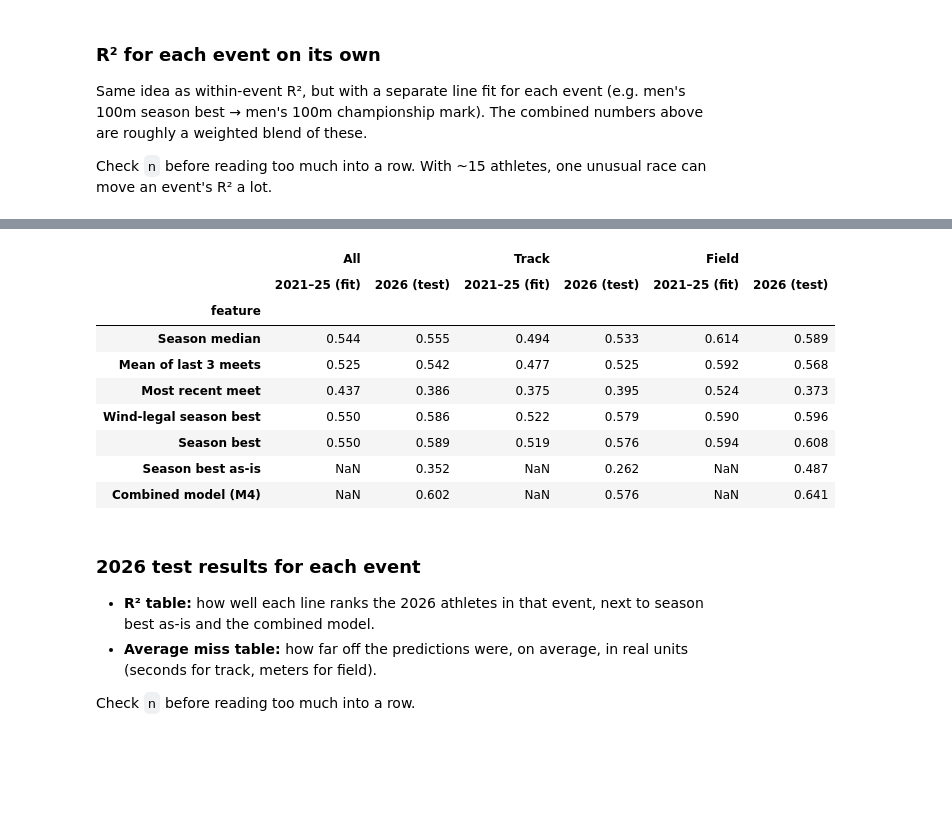
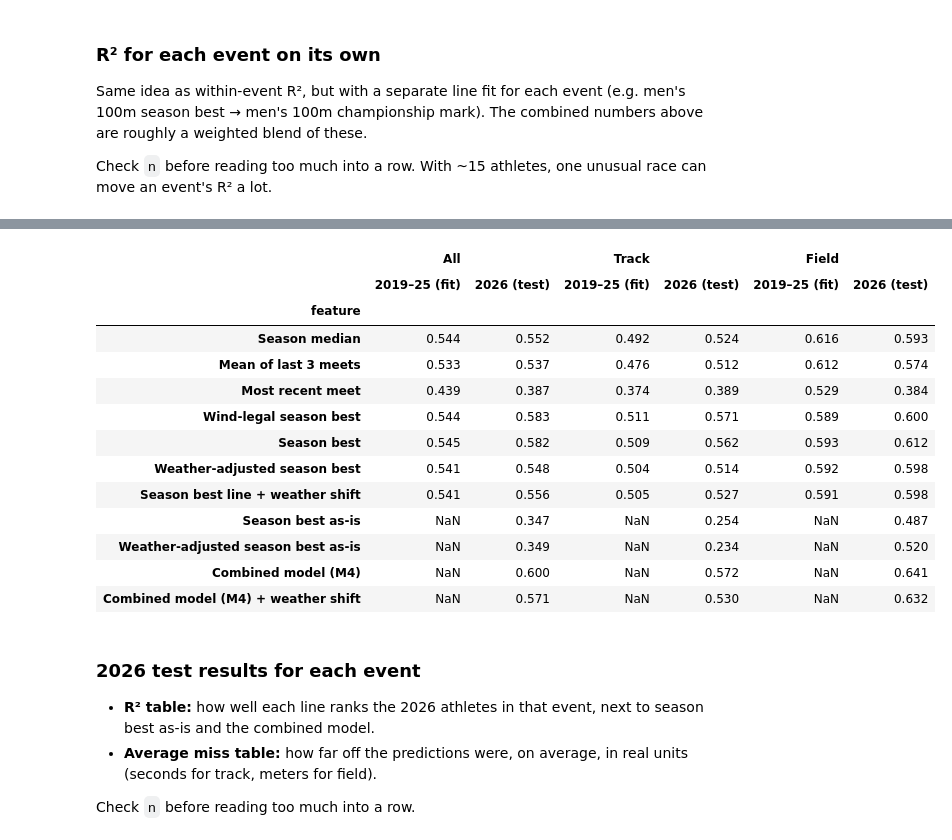
Before and after one commit to ChidiebereAgunanne/DSC180, a Jupyter notebook: big-west-predictor/notebooks/bigwest_predictor.ipynb, the cells around one changed output, grey strips where cells are left out. Drawn from its saved outputs; the diff is of its cells as text; code cells hidden in the pictures; blank space fills up the shorter version.

Commit message:
udpated models

```diff
--- a/big-west-predictor/notebooks/bigwest_predictor.ipynb
+++ b/big-west-predictor/notebooks/bigwest_predictor.ipynb
@@ -47,12 +47,13 @@ from sklearn.linear_model import LinearRegression
 from sklearn.metrics import r2_score
 
 # First day of each Big West Championships; only regular-season marks before it count
-CHAMPS_START = {2021: '2021-05-12', 2022: '2022-05-13', 2023: '2023-05-12', 2024: '2024-05-10',
+CHAMPS_START = {2019: '2019-05-10', 2021: '2021-05-12', 2022: '2022-05-13', 2023: '2023-05-12', 2024: '2024-05-10',
                 2025: '2025-05-16', 2026: '2026-05-15'}  # 2026: main meet (multi-events were May 8-9)
 WIND_EVENTS = {'100', '200', '100H', '110H', 'LJ', 'TJ'}
 WIND_LIMIT = 2.0  # m/s
 MIN_ATHLETES_PER_EVENT = 5  # need a few athletes to standardize within an event
 MAX_OFF_SEASON_BEST = 0.5  # championship marks >50% worse than the athlete's season best aren't a real race
+WEATHER = ['temp', 'precip_in', 'humidity_max']  # °F daily high, inches of rain, max relative humidity (%)
 
 # Championship event names -> regular-season event codes
 EVENT_CODES = {
@@ -123,12 +124,15 @@ def build_model_data(year):
     assert champs['event_code'].notna().all(), 'Unmapped championship event'
     champs['final_mark'] = champs['mark'].map(to_number)
     champs = champs.dropna(subset=['athlete_id', 'final_mark'])  # drops DNF, FOUL, NH, ...
+    # Championship weather: one value per meet (champ_temp, champ_precip_in, champ_humidity_max)
+    champs = champs.rename(columns={col: f'champ_{col}' for col in WEATHER})
 
     # Outdoor regular-season marks from before the championships
     season = regular_season[(regular_season['year'] == year) & ~regular_season['is_indoor']].copy()
     season['date'] = pd.to_datetime(season['meet_start_date'])
     season = season[season['date'] < pd.Timestamp(CHAMPS_START[year])]
     season = season.rename(columns={'event': 'event_code'})
+    season['gender'] = season['gender'].str.capitalize()  # regular_season.csv uses 'men'/'women'
     season['mark_num'] = season['mark'].map(to_number)
     season = season.dropna(subset=['mark_num'])
     season['lower_is_better'] = season['event_type'].eq('track')
@@ -139,6 +143,7 @@ def build_model_data(year):
 
     # Keep athletes with every feature, so all five models use the same rows
     data = champs.merge(features, on=keys, how='inner').dropna(subset=list(FEATURES))
+    assert data['champ_temp'].notna().all(), 'Missing championship weather'
 
     # Treat marks far off the athlete's own season best like a DNF (e.g. injured and jogged in)
     off_best = np.where(data['event_type'] == 'track',
@@ -308,9 +444,6 @@ These use one line per event, like the per-event table. Errors are measured in e
 
 Test R² can be **negative**. That means the line did worse than just guessing that every 2026 athlete would hit their event's average.
 # %%
-from tqdm.auto import tqdm
-
-TRAIN_YEARS, TEST_YEAR = [2021, 2022, 2023, 2024, 2025], 2026
 FIT_LABEL, TEST_LABEL = f'{TRAIN_YEARS[0]}–{str(TRAIN_YEARS[-1])[2:]} (fit)', f'{TEST_YEAR} (test)'
 by_year = {year: build_model_data(year).assign(year=year)
            for year in tqdm(TRAIN_YEARS + [TEST_YEAR], desc='Building features')}
@@ -321,19 +454,50 @@ skipped = sorted(set(test['event']) - set(train['event']))
 if skipped:
     print(f'No training line for these {TEST_YEAR} events (skipped):', skipped)
 
+# Weather features from the regular-season weather model (nothing about weather is fit on championships)
+wx_feats = pd.concat([weather_features(year) for year in TRAIN_YEARS + [TEST_YEAR]], ignore_index=True)
+
+
+def add_weather(df):
+    out = df.merge(wx_feats, on=['athlete_id', 'gender', 'year', 'event_code'], how='left', validate='one_to_one')
+    assert np.allclose(out['season_best'], out['season_best_check']), 'Season bests disagree with the weather pipeline'
+    out['group'] = out['event_code'].map(GROUP)
+    return out.drop(columns='season_best_check')
+
+
+train, test = add_weather(train), add_weather(test)
+
+WX_ADJ_LABEL = 'Weather-adjusted season best'
+WX_SHIFT_LABEL = 'Season best line + weather shift'
+LINE_SPECS = {label: feature for feature, label in FEATURES.items()} | {WX_ADJ_LABEL: 'season_best_wx'}
+
+
+def pred_rows(split, df, label, predicted):
+    return pd.DataFrame({
+        'split': split, 'year': df['year'], 'event': df['event'], 'event_type': df['event_type'],
+        'feature': label, 'athlete_id': df['athlete_id'], 'athlete_name': df['athlete_name'],
+        'actual': df['final_mark'], 'predicted': predicted,
+    })
+
+
+def apply_shift(df, predicted):
+    """Move a predicted mark by the weather shift (in %, positive = worse)."""
+    direction = np.where(df['event_type'] == 'track', 1, -1)  # worse = slower time / shorter mark
+    return predicted * (1 + direction * df['wx_shift'] / 100)
+
+
 # One line per event and feature, fit on the training years pooled, then applied to both
 parts = []
 for event, train_ev in tqdm(train.groupby('event'), desc='Fitting lines'):
     test_ev = test[test['event'] == event]
-    for feature, label in FEATURES.items():
+    for label, feature in LINE_SPECS.items():
         line = LinearRegression().fit(train_ev[[feature]], train_ev['final_mark'])
         for split, df in [(FIT_LABEL, train_ev), (TEST_LABEL, test_ev)]:
             if len(df):
-                parts.append(pd.DataFrame({
-                    'split': split, 'year': df['year'], 'event': event, 'event_type': df['event_type'],
-                    'feature': label, 'athlete_id': df['athlete_id'], 'athlete_name': df['athlete_name'],
-                    'actual': df['final_mark'], 'predicted': line.predict(df[[feature]]),
-                }))
+                predicted = line.predict(df[[feature]])
+                parts.append(pred_rows(split, df, label, predicted))
+                if feature == 'season_best':  # same line, then the regular-season weather shift on top
+                    parts.append(pred_rows(split, df, WX_SHIFT_LABEL, apply_shift(df, predicted)))
 preds = pd.concat(parts, ignore_index=True)
 
 # Same test athletes, two more predictors: season best as-is, and the combined model
@@ -347,7 +511,12 @@ extra = [pd.DataFrame({'split': TEST_LABEL, 'year': TEST_YEAR, 'event': test_row
                        'event_type': test_rows['event_type'], 'feature': label,
                        'athlete_id': test_rows['athlete_id'], 'athlete_name': test_rows['athlete_name'],
                        'actual': test_rows['final_mark'], 'predicted': test_rows[col]})
-         for label, col in [('Season best as-is', 'season_best'), ('Combined model (M4)', 'predicted_value')]]
+         for label, col in [('Season best as-is', 'season_best'),
+                            ('Weather-adjusted season best as-is', 'season_best_wx'),
+                            ('Combined model (M4)', 'predicted_value')]]
+# M4's predictions moved by the regular-season weather shift (no refitting)
+test_rows['m4_wx'] = apply_shift(test_rows, test_rows['predicted_value'])
+extra.append(pred_rows(TEST_LABEL, test_rows, 'Combined model (M4) + weather shift', test_rows['m4_wx']))
 preds = pd.concat([preds, *extra], ignore_index=True)
 
 # Measure errors in each event's own spread (standard deviations within that year and event),
@@ -364,7 +533,8 @@ def within_event_r2(df):
     return 1 - (df['error_sd'] ** 2).sum() / (df['spread_sd'] ** 2).sum()
 
 
-ORDER = labels + ['Season best as-is', 'Combined model (M4)']
+ORDER = labels + [WX_ADJ_LABEL, WX_SHIFT_LABEL, 'Season best as-is', 'Weather-adjusted season best as-is',
+                  'Combined model (M4)', 'Combined model (M4) + weather shift']
 subsets = {'All': preds,
            'Track': preds[preds['event_type'] == 'track'],
            'Field': preds[preds['event_type'] == 'field']}
@@ -377,6 +547,6 @@ fit_vs_test = pd.DataFrame({
 n_test = test['event_type'].value_counts()
 print(f'{len(train)} training rows, {len(test)} test rows '
       f'({n_test.get("track", 0)} track, {n_test.get("field", 0)} field), {test["event"].nunique()} events')
-print(f'Within-event R²: one line per event fit on {FIT_LABEL[:7]}, scored on both (same {TEST_YEAR} athletes in every row)')
+print(f'Within-event R²: fit on {FIT_LABEL[:7]}, scored on both (same {TEST_YEAR} athletes in every row)')
 display(fit_vs_test.round(3))
 # %% [output]
@@ -402,13 +573,17 @@ Within-event R²: one line per event fit on 2021–25, scored on both (same 2026
 |  | All |  | Track |  | Field |  |
-|  | 2021–25 (fit) | 2026 (test) | 2021–25 (fit) | 2026 (test) | 2021–25 (fit) | 2026 (test) |
+|  | 2019–25 (fit) | 2026 (test) | 2019–25 (fit) | 2026 (test) | 2019–25 (fit) | 2026 (test) |
 | feature |  |  |  |  |  |  |
-| Season median | 0.544 | 0.555 | 0.494 | 0.533 | 0.614 | 0.589 |
-| Mean of last 3 meets | 0.525 | 0.542 | 0.477 | 0.525 | 0.592 | 0.568 |
-| Most recent meet | 0.437 | 0.386 | 0.375 | 0.395 | 0.524 | 0.373 |
-| Wind-legal season best | 0.550 | 0.586 | 0.522 | 0.579 | 0.590 | 0.596 |
-| Season best | 0.550 | 0.589 | 0.519 | 0.576 | 0.594 | 0.608 |
-| Season best as-is | NaN | 0.352 | NaN | 0.262 | NaN | 0.487 |
-| Combined model (M4) | NaN | 0.602 | NaN | 0.576 | NaN | 0.641 |
+| Season median | 0.544 | 0.552 | 0.492 | 0.524 | 0.616 | 0.593 |
+| Mean of last 3 meets | 0.533 | 0.537 | 0.476 | 0.512 | 0.612 | 0.574 |
+| Most recent meet | 0.439 | 0.387 | 0.374 | 0.389 | 0.529 | 0.384 |
+| Wind-legal season best | 0.544 | 0.583 | 0.511 | 0.571 | 0.589 | 0.600 |
+| Season best | 0.545 | 0.582 | 0.509 | 0.562 | 0.593 | 0.612 |
+| Weather-adjusted season best | 0.541 | 0.548 | 0.504 | 0.514 | 0.592 | 0.598 |
+| Season best line + weather shift | 0.541 | 0.556 | 0.505 | 0.527 | 0.591 | 0.598 |
+| Season best as-is | NaN | 0.347 | NaN | 0.254 | NaN | 0.487 |
+| Weather-adjusted season best as-is | NaN | 0.349 | NaN | 0.234 | NaN | 0.520 |
+| Combined model (M4) | NaN | 0.600 | NaN | 0.572 | NaN | 0.641 |
+| Combined model (M4) + weather shift | NaN | 0.571 | NaN | 0.530 | NaN | 0.632 |
 # %% [markdown]
 ### 2026 test results for each event
 
```
Also changed, not shown: parts of 17 cells of this notebook.
